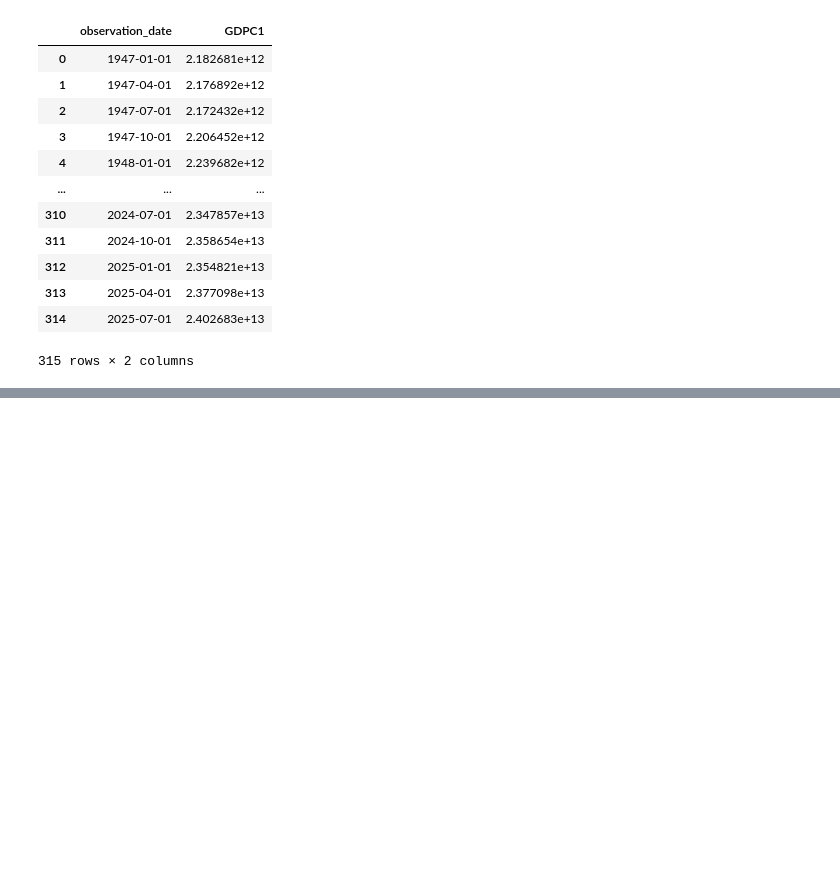
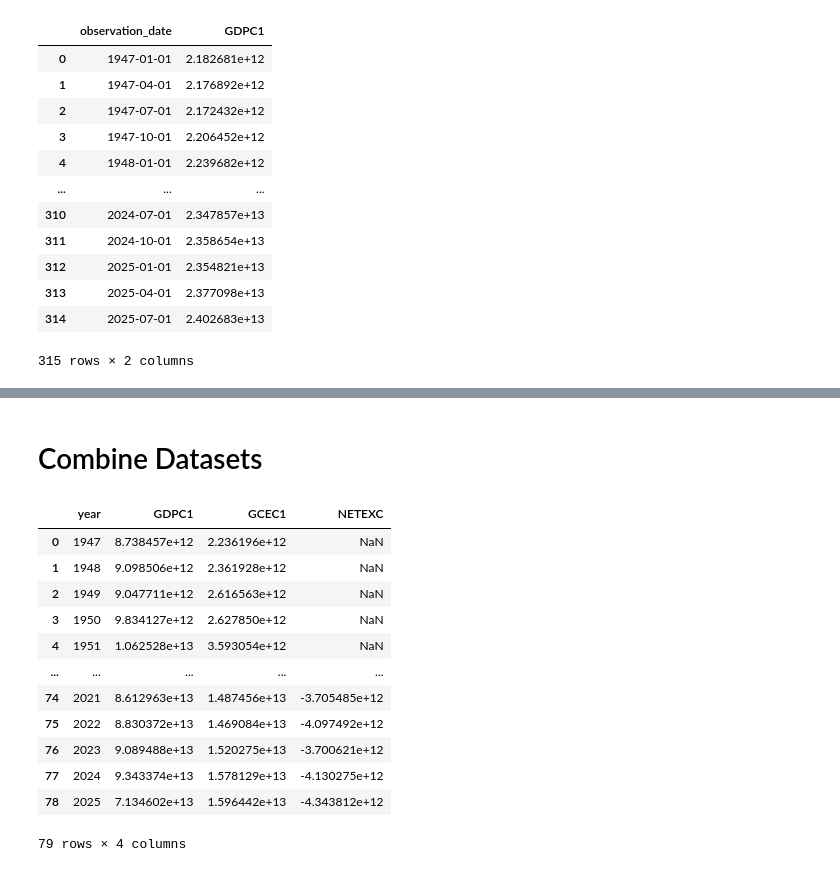
Before and after one commit to yomisamadesu/DS_ML_Project_colab-integrartion, a Jupyter notebook: DSML1/data_inspection.ipynb, the cells around one changed output, grey strips where cells are left out. Saved outputs shown, nothing was run; the diff lists cells and outputs as text; code cells hidden in the pictures; blank space fills up the shorter version.

```diff
--- a/DSML1/data_inspection.ipynb
+++ b/DSML1/data_inspection.ipynb
@@ -75,0 +47,4 @@ usa_tourism
+# %%
+export_goods_services = pd.read_csv('Datasets/Net_Exports_of_Goods_and_Services.csv')
+export_goods_services['NETEXC'] = export_goods_services['NETEXC'] * 1_000_000_000
+export_goods_services
@@ -101,0 +125,20 @@ annual_gdp[annual_gdp['year'] == 2025]
+# %% [markdown]
+# Combine Datasets
+# %%
+overview = pd.merge(annual_gdp, annual_gov_expend_invest, on='year', how='left')
+overview = pd.merge(overview, annual_export_goods_services, on='year', how='left')
+overview
+# %% [output]
+|  | year | GDPC1 | GCEC1 | NETEXC |
+| 0 | 1947 | 8.738457e+12 | 2.236196e+12 | NaN |
+| 1 | 1948 | 9.098506e+12 | 2.361928e+12 | NaN |
+| 2 | 1949 | 9.047711e+12 | 2.616563e+12 | NaN |
+| 3 | 1950 | 9.834127e+12 | 2.627850e+12 | NaN |
+| 4 | 1951 | 1.062528e+13 | 3.593054e+12 | NaN |
+| ... | ... | ... | ... | ... |
+| 74 | 2021 | 8.612963e+13 | 1.487456e+13 | -3.705485e+12 |
+| 75 | 2022 | 8.830372e+13 | 1.469084e+13 | -4.097492e+12 |
+| 76 | 2023 | 9.089488e+13 | 1.520275e+13 | -3.700621e+12 |
+| 77 | 2024 | 9.343374e+13 | 1.578129e+13 | -4.130275e+12 |
+| 78 | 2025 | 7.134602e+13 | 1.596442e+13 | -4.343812e+12 |
+79 rows × 4 columns
```
Also changed, not shown: parts of 15 cells of this notebook, 5 other files.
